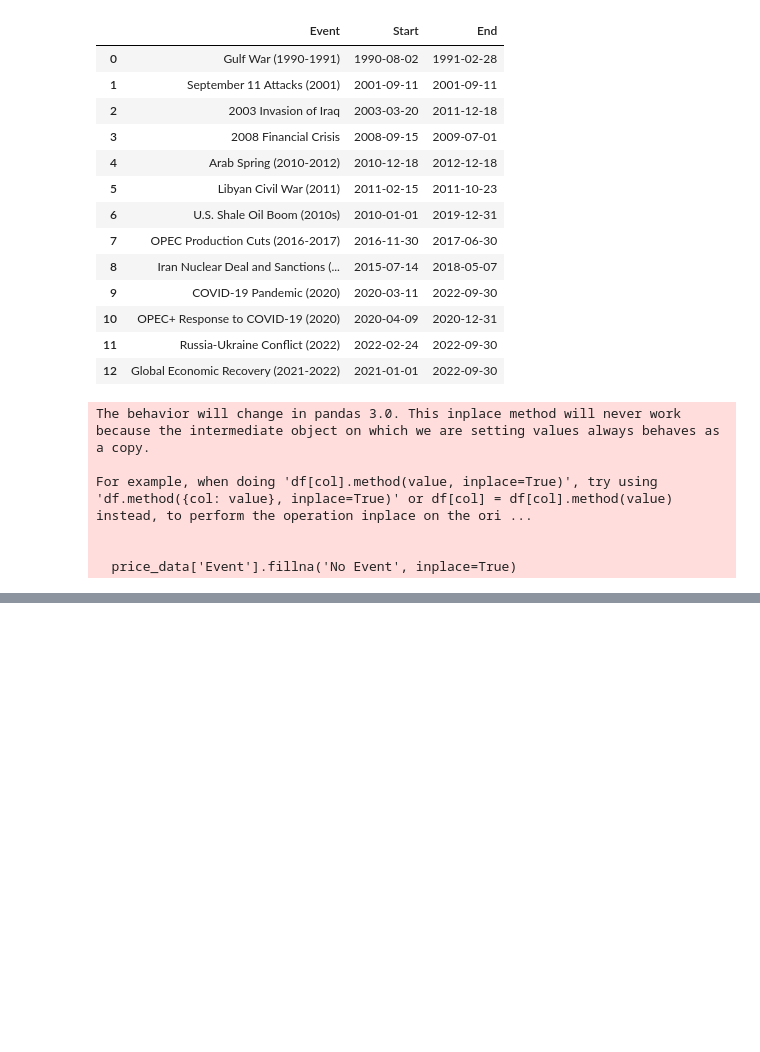
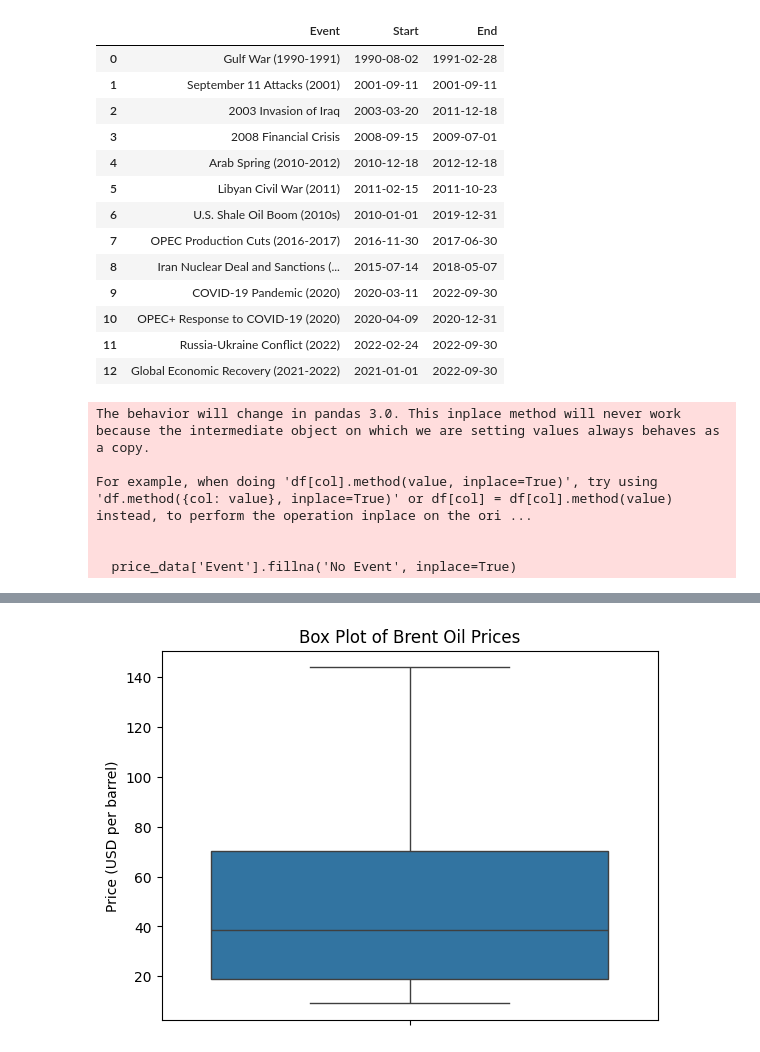
Before and after one commit to ab3lT/10-Academy-Week-10, a Jupyter notebook: notebooks/oil_prince_analysis.ipynb, the cells around one changed output, grey strips where cells are left out. Drawn from its saved outputs; the diff is of its cells as text; code cells hidden in the pictures; blank space fills up the shorter version.

```diff
--- a/notebooks/oil_prince_analysis.ipynb
+++ b/notebooks/oil_prince_analysis.ipynb
@@ -137,0 +203,9 @@ For example, when doing 'df[col].method(value, inplace=True)', try using 'df.met
+# %%
+
+# Assuming 'price_data' is your DataFrame containing the 'Price' column
+sns.boxplot(data=price_data, y='Price')
+plt.title('Box Plot of Brent Oil Prices')
+plt.ylabel('Price (USD per barrel)')
+plt.show()
+# %% [output]
+[figure, added]
```
Also changed, not shown: parts of 10 cells of this notebook.
